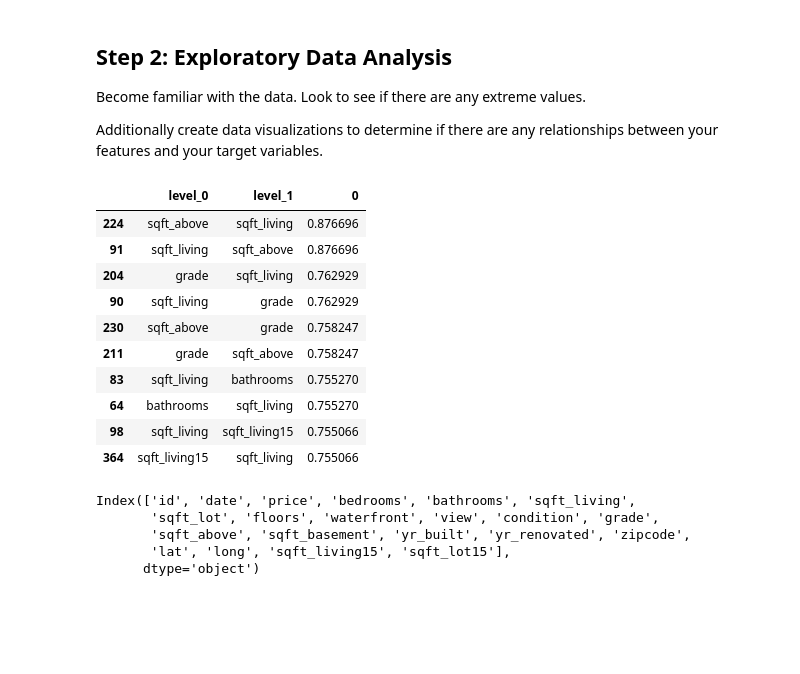
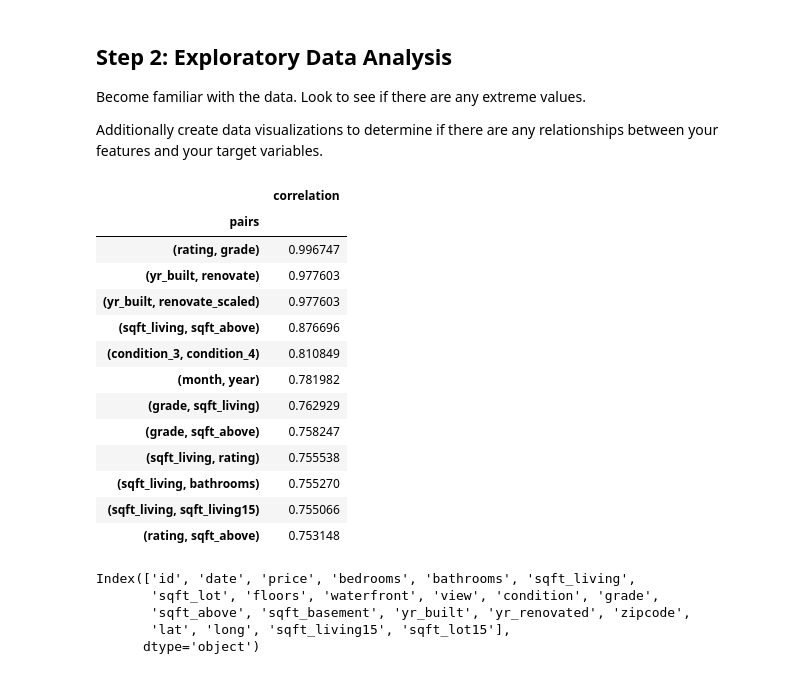
Before and after one commit to ghcn345/house-price-prediction-with-statistical-test, a Jupyter notebook: Bakeoff_modeling_process.ipynb, the cells around one changed output. Saved outputs shown, nothing was run; the diff lists cells and outputs as text; code cells hidden in the pictures; blank space fills up the shorter version.

```diff
--- a/Bakeoff_modeling_process.ipynb
+++ b/Bakeoff_modeling_process.ipynb
@@ -57,21 +61,29 @@ memory usage: 2.9+ MB
 Become familiar with the data.  Look to see if there are any extreme values.
 
 Additionally create data visualizations to determine if there are any relationships between your features and your target variables.
-# %%
-corr = df.corr().abs().stack().reset_index().sort_values(0, ascending=False)
-corr[(corr[0]>.75)&(corr[0]<1)]
-# %% [output]
-|  | level_0 | level_1 | 0 |
-| 224 | sqft_above | sqft_living | 0.876696 |
-| 91 | sqft_living | sqft_above | 0.876696 |
-| 204 | grade | sqft_living | 0.762929 |
-| 90 | sqft_living | grade | 0.762929 |
-| 230 | sqft_above | grade | 0.758247 |
-| 211 | grade | sqft_above | 0.758247 |
-| 83 | sqft_living | bathrooms | 0.755270 |
-| 64 | bathrooms | sqft_living | 0.755270 |
-| 98 | sqft_living | sqft_living15 | 0.755066 |
-| 364 | sqft_living15 | sqft_living | 0.755066 |
+# %%
+dfc = df.corr().abs().stack().reset_index().sort_values(0, ascending=False)
+dfc['pairs'] = list(zip(dfc.level_0, dfc.level_1))
+dfc.set_index(['pairs'], inplace=True)
+dfc.drop(columns=['level_1', 'level_0'], inplace=True)
+dfc.columns = ['correlation']
+dfc.drop_duplicates(inplace=True)
+dfc[(dfc.correlation>.75)&(dfc.correlation<1)]
+# %% [output]
+|  | correlation |
+| pairs |  |
+| (rating, grade) | 0.996747 |
+| (yr_built, renovate) | 0.977603 |
+| (yr_built, renovate_scaled) | 0.977603 |
+| (sqft_living, sqft_above) | 0.876696 |
+| (condition_3, condition_4) | 0.810849 |
+| (month, year) | 0.781982 |
+| (grade, sqft_living) | 0.762929 |
+| (grade, sqft_above) | 0.758247 |
+| (sqft_living, rating) | 0.755538 |
+| (sqft_living, bathrooms) | 0.755270 |
+| (sqft_living, sqft_living15) | 0.755066 |
+| (rating, sqft_above) | 0.753148 |
 # %%
 df.columns
 # %% [output]
```
Also changed, not shown: parts of 41 cells of this notebook.
